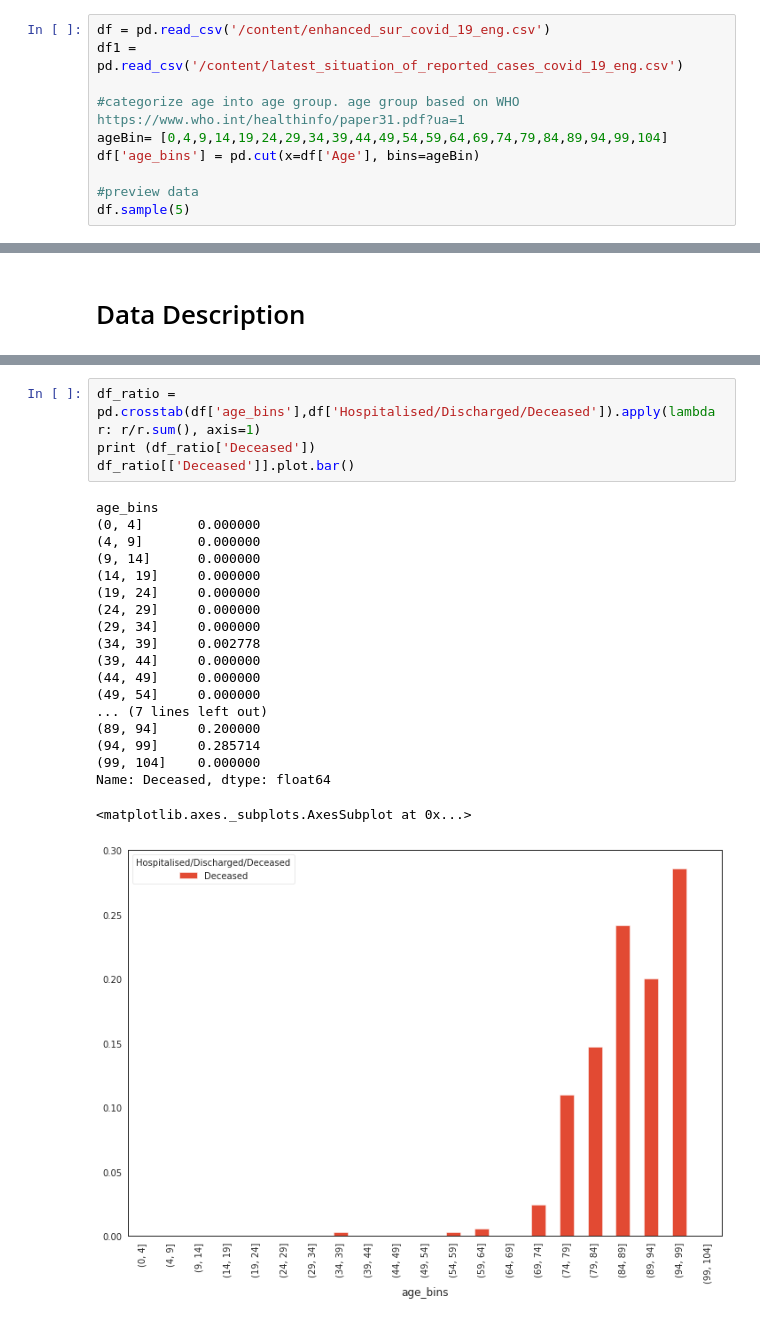
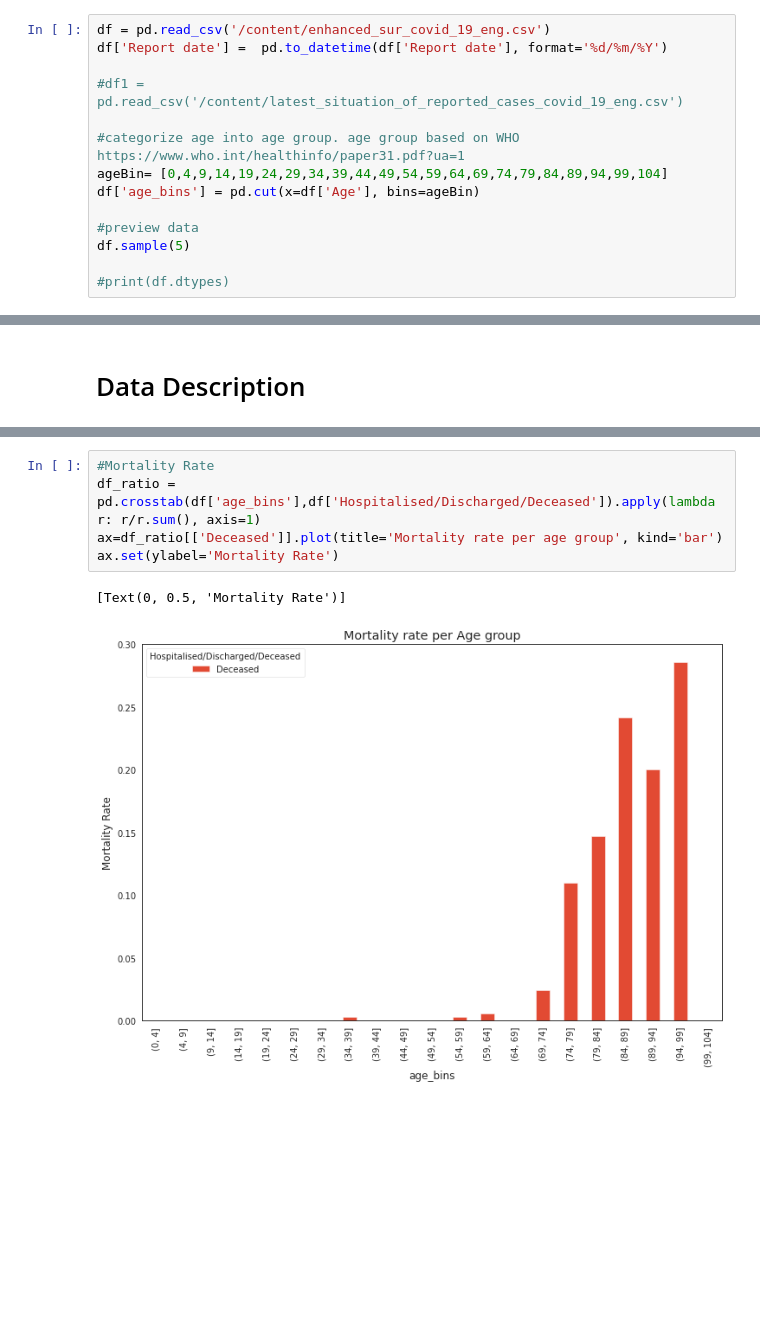
Before and after one commit to charlieskc/MachineLearning, a Jupyter notebook: HK_Covid19_Analysis.ipynb, the cells around one changed output, grey strips where cells are left out. Drawn from its saved outputs; the diff is of its cells as text; blank space fills up the shorter version.

```diff
--- a/HK_Covid19_Analysis.ipynb
+++ b/HK_Covid19_Analysis.ipynb
@@ -69,6 +71,8 @@ pylab.rcParams['figure.figsize'] = 12,8
 # %%
 df = pd.read_csv('/content/enhanced_sur_covid_19_eng.csv')
-df1 = pd.read_csv('/content/latest_situation_of_reported_cases_covid_19_eng.csv')
+df['Report date'] =  pd.to_datetime(df['Report date'], format='%d/%m/%Y')
+
+#df1 = pd.read_csv('/content/latest_situation_of_reported_cases_covid_19_eng.csv')
 
 #categorize age into age group. age group based on WHO https://www.who.int/healthinfo/paper31.pdf?ua=1
 ageBin= [0,4,9,14,19,24,29,34,39,44,49,54,59,64,69,74,79,84,89,94,99,104]
@@ -76,5 +80,7 @@ df['age_bins'] = pd.cut(x=df['Age'], bins=ageBin)
 
 #preview data
 df.sample(5)
+
+#print(df.dtypes)
 # %% [output]
 |  | Case no. | Report date | Date of onset | Gender | Age | Name of hospital admitted | Hospitalised/Discharged/Deceased | ... |
@@ -125,24 +137,8 @@ df_deceased.groupby(['Hospitalised/Discharged/Deceased','age_bins']).size().plot
 # %%
+#Mortality Rate
 df_ratio = pd.crosstab(df['age_bins'],df['Hospitalised/Discharged/Deceased']).apply(lambda r: r/r.sum(), axis=1)
-print (df_ratio['Deceased'])
-df_ratio[['Deceased']].plot.bar()
+ax=df_ratio[['Deceased']].plot(title='Mortality rate per age group', kind='bar')
+ax.set(ylabel='Mortality Rate')
 # %% [output]
-age_bins
-(0, 4]       0.000000
-(4, 9]       0.000000
-(9, 14]      0.000000
-(14, 19]     0.000000
-(19, 24]     0.000000
-(24, 29]     0.000000
-(29, 34]     0.000000
-(34, 39]     0.002778
-(39, 44]     0.000000
-(44, 49]     0.000000
-(49, 54]     0.000000
-... (7 lines left out)
-(89, 94]     0.200000
-(94, 99]     0.285714
-(99, 104]    0.000000
-Name: Deceased, dtype: float64
+[Text(0, 0.5, 'Mortality Rate')]
-<matplotlib.axes._subplots.AxesSubplot at 0x...>
-[figure, old version]
+[figure, new version]
```
Also changed, not shown: parts of 21 cells of this notebook.
